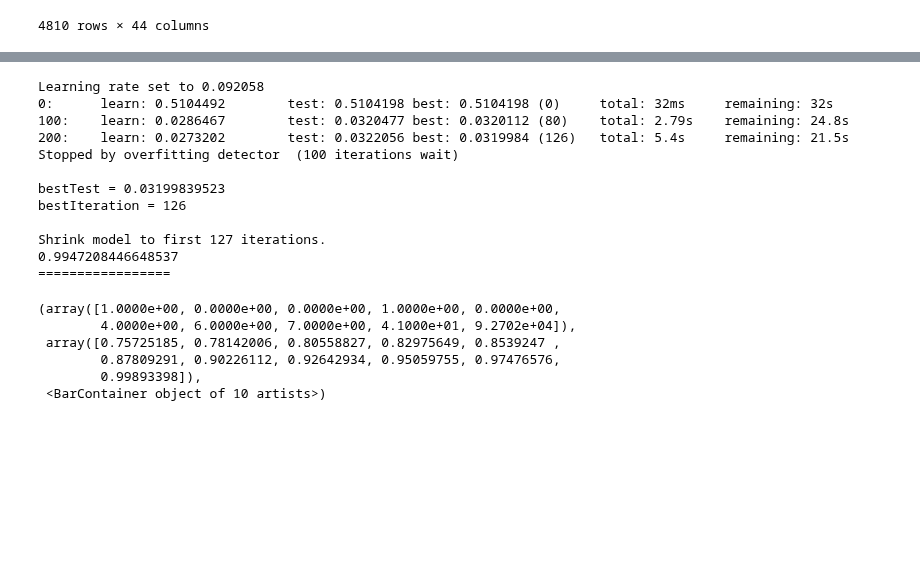
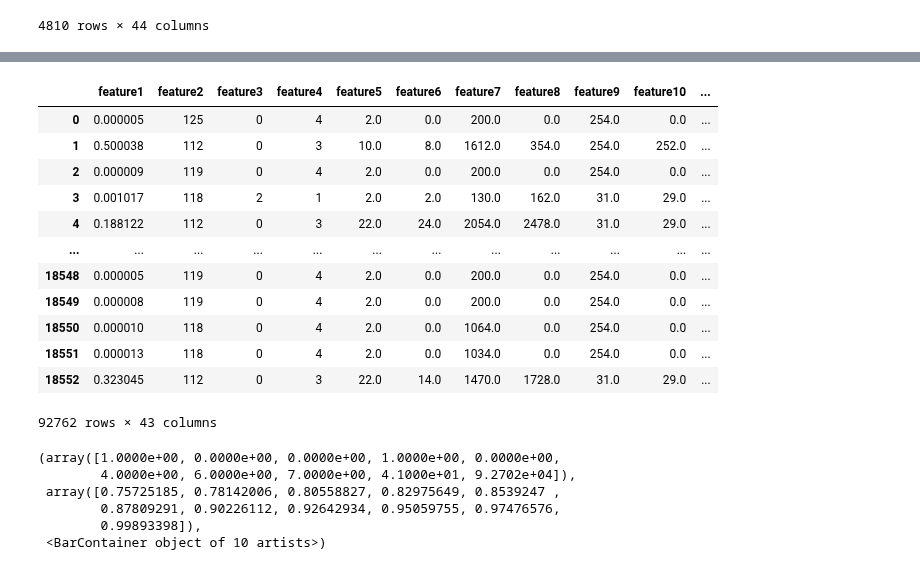
Before and after one commit to DASC-CompetitiveDS/MLOpsVN, a Jupyter notebook: src/notebooks/seperate_distribution.ipynb, the cells around one changed output, grey strips where cells are left out. Cells and saved outputs as stored; diff of their text form; code cells hidden in the pictures; blank space fills up the shorter version.

```diff
--- a/src/notebooks/seperate_distribution.ipynb
+++ b/src/notebooks/seperate_distribution.ipynb
@@ -597,33 +676,60 @@ import random
     # batch_0['label'] = 0
     # batch_1['label'] = 1
 
-data = pd.concat([batch_0, X])
-train_x, val_x, train_y, val_y = train_test_split(data[features], data['mark_distribution'], test_size=0.2)
+for i in range(20):
+    batch_0_path = random.choices(batches, k=1)
 
-# print(len(train_x))
-# print(len(train_y))
+    batch_0 = pd.read_parquet(batch_0_path)
 
-cb = train_catboost(train_x, val_x, train_y, val_y)
+    batch_0['mark_distribution'] = 1
+    X['mark_distribution'] = 0
 
-print(accuracy_score(val_y, cb.predict(val_x)))
+    data = pd.concat([batch_0, X])
+    train_x, val_x, train_y, val_y = train_test_split(data[features], data['mark_distribution'], test_size=0.2)
 
-print('=================')
+    # print(len(train_x))
+    # print(len(train_y))
 
-importance_df = pd.DataFrame({'features':cb.feature_names_, 'importances':cb.feature_importances_})
-importance_df_all = pd.concat([importance_df_all, importance_df])
+    cb = train_catboost(train_x, val_x, train_y, val_y)
+
+    prob_train = cb.predict_proba(Pool(X[features], cat_features=cat_features))[:,0]
+
+    print(f"Num overlap {len(prob_train[prob_train<0.98])}")
+
+    if len(prob_train[prob_train<0.98]) == 0:
+        continue
+
+    data = pd.concat([batch_0, X[prob_train<0.98]])
+    train_x, val_x, train_y, val_y = train_test_split(data[features], data['mark_distribution'], test_size=0.2)
+
+
+    cb = train_catboost(train_x, val_x, train_y, val_y)
+
+    print(accuracy_score(val_y, cb.predict(val_x)))
+
+
+# print(accuracy_score(val_y, cb.predict(val_x)))
+
+# print('=================')
+
+# importance_df = pd.DataFrame({'features':cb.feature_names_, 'importances':cb.feature_importances_})
+# importance_df_all = pd.concat([importance_df_all, importance_df])
-# %% [output]
-Learning rate set to 0.092058
-0:      learn: 0.5104492        test: 0.5104198 best: 0.5104198 (0)     total: 32ms     remaining: 32s
-100:    learn: 0.0286467        test: 0.0320477 best: 0.0320112 (80)    total: 2.79s    remaining: 24.8s
-200:    learn: 0.0273202        test: 0.0322056 best: 0.0319984 (126)   total: 5.4s     remaining: 21.5s
-Stopped by overfitting detector  (100 iterations wait)
-
-bestTest = 0.03199839523
-bestIteration = 126
-
-Shrink model to first 127 iterations.
-0.9947208446648537
-=================
+# %%
+X
+# %% [output]
+|  | feature1 | feature2 | feature3 | feature4 | feature5 | feature6 | feature7 | feature8 | feature9 | feature10 | ... |
+| 0 | 0.000005 | 125 | 0 | 4 | 2.0 | 0.0 | 200.0 | 0.0 | 254.0 | 0.0 | ... |
+| 1 | 0.500038 | 112 | 0 | 3 | 10.0 | 8.0 | 1612.0 | 354.0 | 254.0 | 252.0 | ... |
+| 2 | 0.000009 | 119 | 0 | 4 | 2.0 | 0.0 | 200.0 | 0.0 | 254.0 | 0.0 | ... |
+| 3 | 0.001017 | 118 | 2 | 1 | 2.0 | 2.0 | 130.0 | 162.0 | 31.0 | 29.0 | ... |
+| 4 | 0.188122 | 112 | 0 | 3 | 22.0 | 24.0 | 2054.0 | 2478.0 | 31.0 | 29.0 | ... |
+| ... | ... | ... | ... | ... | ... | ... | ... | ... | ... | ... | ... |
+| 18548 | 0.000005 | 119 | 0 | 4 | 2.0 | 0.0 | 200.0 | 0.0 | 254.0 | 0.0 | ... |
+| 18549 | 0.000008 | 119 | 0 | 4 | 2.0 | 0.0 | 200.0 | 0.0 | 254.0 | 0.0 | ... |
+| 18550 | 0.000010 | 118 | 0 | 4 | 2.0 | 0.0 | 1064.0 | 0.0 | 254.0 | 0.0 | ... |
+| 18551 | 0.000013 | 118 | 0 | 4 | 2.0 | 0.0 | 1034.0 | 0.0 | 254.0 | 0.0 | ... |
+| 18552 | 0.323045 | 112 | 0 | 3 | 22.0 | 14.0 | 1470.0 | 1728.0 | 31.0 | 29.0 | ... |
+92762 rows × 43 columns
 # %%
 prob_train = cb.predict_proba(Pool(X, cat_features=cat_features))[:,0]
 plt.hist(prob_train)
```
Also changed, not shown: parts of 10 cells of this notebook, 5 other files.
